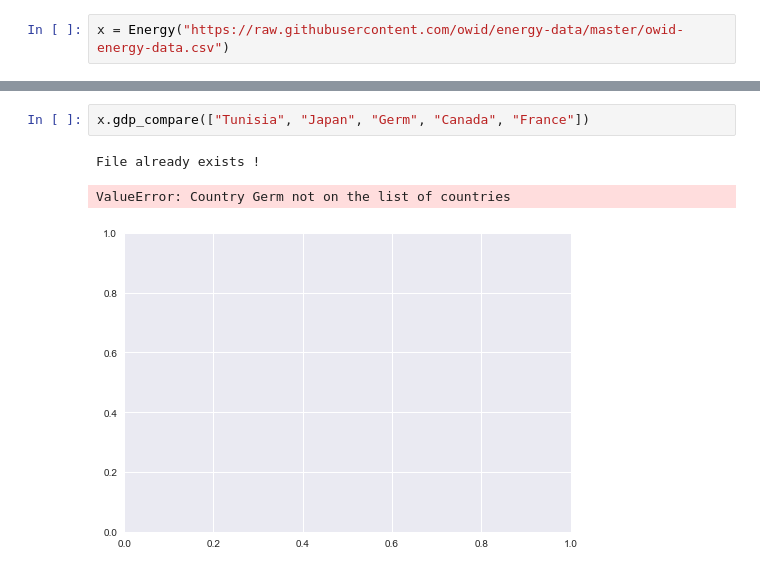
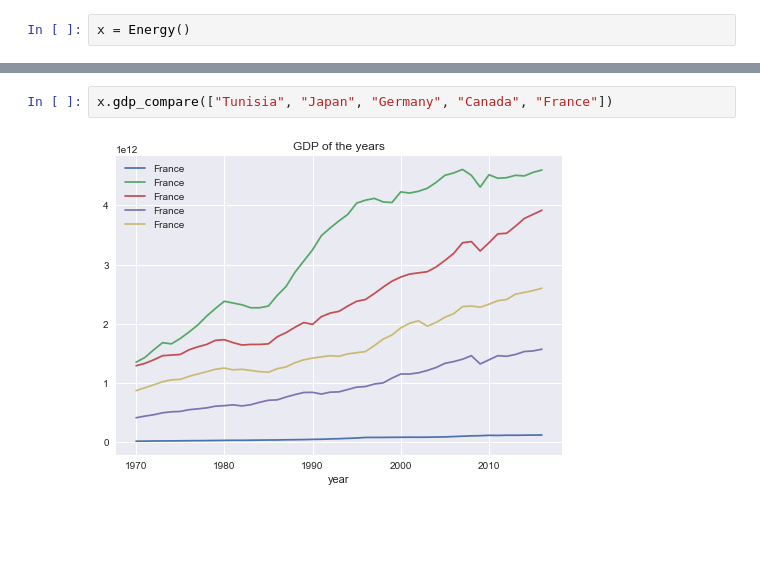
Before and after one commit to Milkafreak/Group_05, a Jupyter notebook: Day_1.ipynb, the cells around one changed output, grey strips where cells are left out. Saved outputs shown, nothing was run; the diff lists cells and outputs as text; blank space fills up the shorter version.

```diff
--- a/Day_1.ipynb
+++ b/Day_1.ipynb
@@ -187,4 +203,4 @@ class Energy:
         plt.yscale("log")
         plt.show()
 # %%
-x = Energy("https://raw.githubusercontent.com/owid/energy-data/master/owid-energy-data.csv")
+x = Energy()
@@ -196,9 +213,7 @@ ValueError: Country Albani not on the list of countries
 # %%
-x.gdp_compare(["Tunisia", "Japan", "Germ", "Canada", "France"])
+x.gdp_compare(["Tunisia", "Japan", "Germany", "Canada", "France"])
 # %% [output]
-File already exists !
-ValueError: Country Germ not on the list of countries
-[figure, old version]
+[figure, new version]
 # %%
 x.gapminder(2007)
 # %% [output]
```
Also changed, not shown: parts of 5 cells of this notebook, 11 other files.
